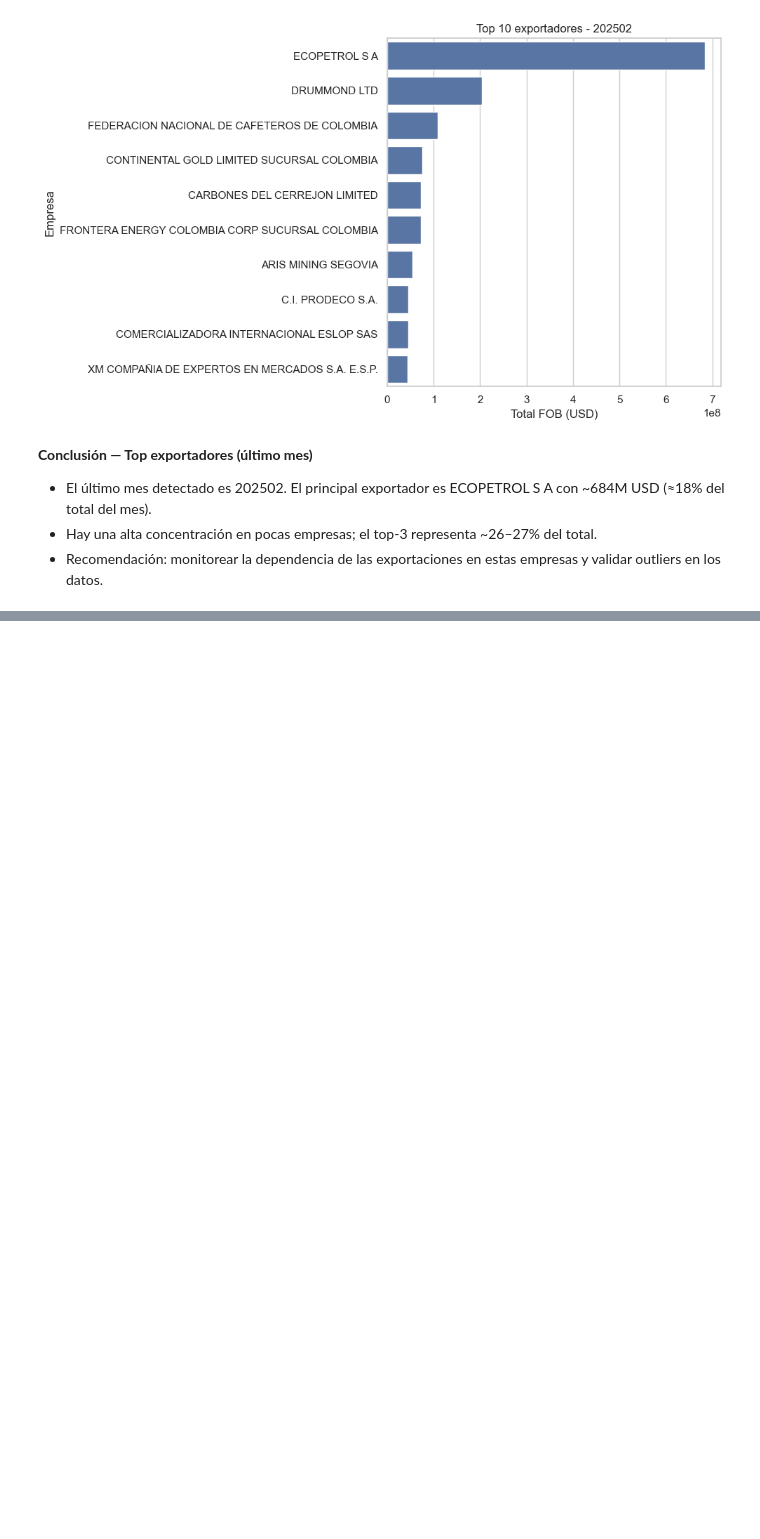
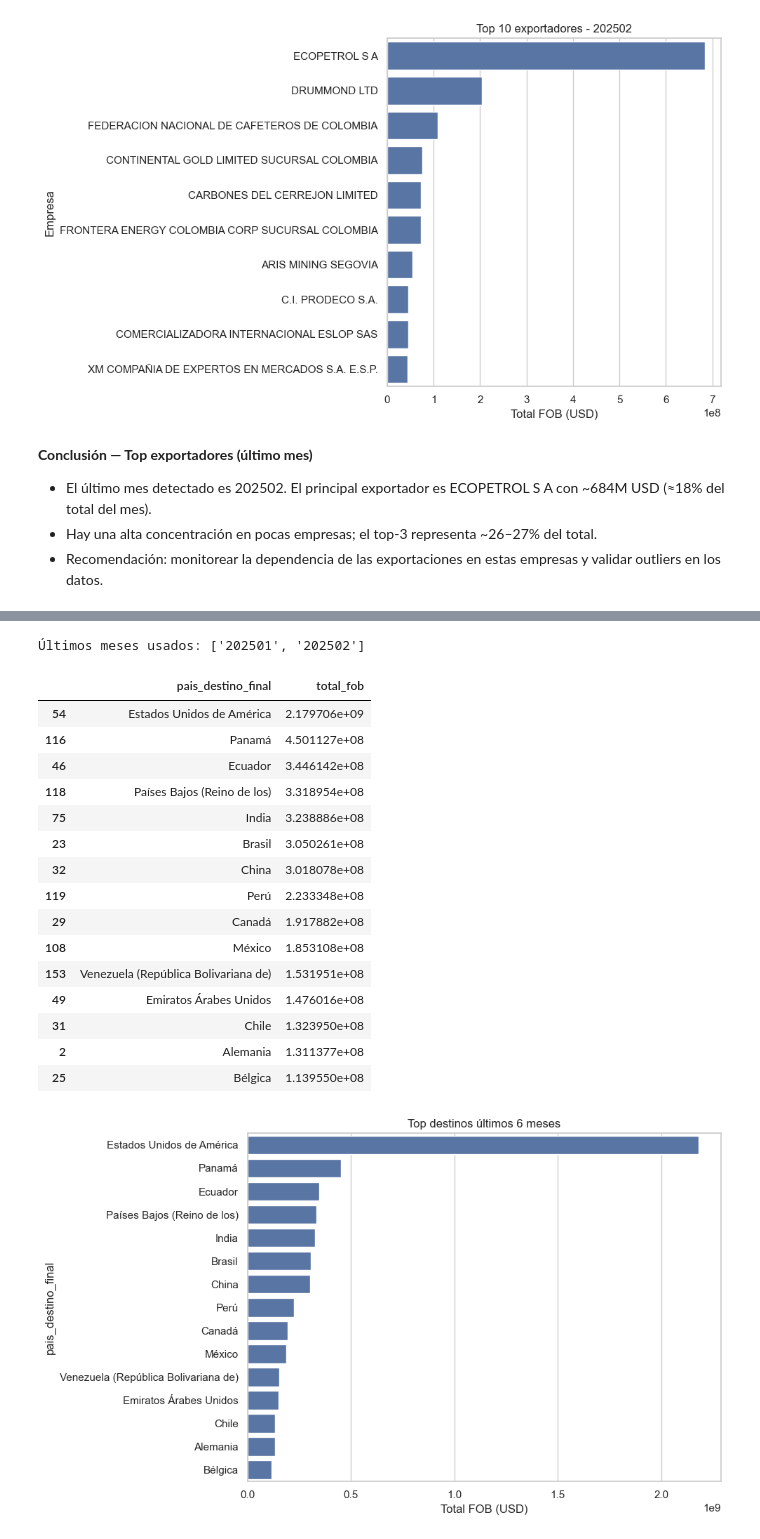
Before and after one commit to marianagg0412/final-de, a Jupyter notebook: data_lake/notebooks/analysis.ipynb, the cells around one changed output, grey strips where cells are left out. Drawn from its saved outputs; the diff is of its cells as text; code cells hidden in the pictures; blank space fills up the shorter version.

```diff
--- a/data_lake/notebooks/analysis.ipynb
+++ b/data_lake/notebooks/analysis.ipynb
@@ -252,0 +309,39 @@ Showing top rows for the latest month: 202502
+# %%
+# 3) Destinos principales en los últimos 6 meses
+if dfs.get('top_destinations') is not None and latest_month is not None:
+    td = dfs['top_destinations'].copy()
+    # normalize months to strings to avoid mixed dtypes errors
+    months = pd.Series(td['ingest_month'].dropna()).astype(str).str.replace(r'\.0$','', regex=True).unique().tolist()
+    months = sorted(months)
+    last_months = months[-6:] if len(months) >= 6 else months
+    print('Últimos meses usados:', last_months)
+    df6 = td[td['ingest_month'].isin(last_months)].copy()
+    agg = df6.groupby('pais_destino_final', dropna=False)['total_fob'].sum().reset_index()
+    agg = agg.sort_values('total_fob', ascending=False).head(15)
+    plt.figure(figsize=(10,6))
+    sns.barplot(data=agg, x='total_fob', y='pais_destino_final')
+    plt.title('Top destinos últimos 6 meses')
+    plt.xlabel('Total FOB (USD)')
+    plt.tight_layout()
+    display(agg)
+else:
+    print('top_destinations dataset no disponible o no hay meses detectados')
+# %% [output]
+Últimos meses usados: ['202501', '202502']
+|  | pais_destino_final | total_fob |
+| 54 | Estados Unidos de América | 2.179706e+09 |
+| 116 | Panamá | 4.501127e+08 |
+| 46 | Ecuador | 3.446142e+08 |
+| 118 | Países Bajos (Reino de los) | 3.318954e+08 |
+| 75 | India | 3.238886e+08 |
+| 23 | Brasil | 3.050261e+08 |
+| 32 | China | 3.018078e+08 |
+| 119 | Perú | 2.233348e+08 |
+| 29 | Canadá | 1.917882e+08 |
+| 108 | México | 1.853108e+08 |
+| 153 | Venezuela (República Bolivariana de) | 1.531951e+08 |
+| 49 | Emiratos Árabes Unidos | 1.476016e+08 |
+| 31 | Chile | 1.323950e+08 |
+| 2 | Alemania | 1.311377e+08 |
+| 25 | Bélgica | 1.139550e+08 |
+[figure, added]
```
Also changed, not shown: parts of 12 cells of this notebook.
